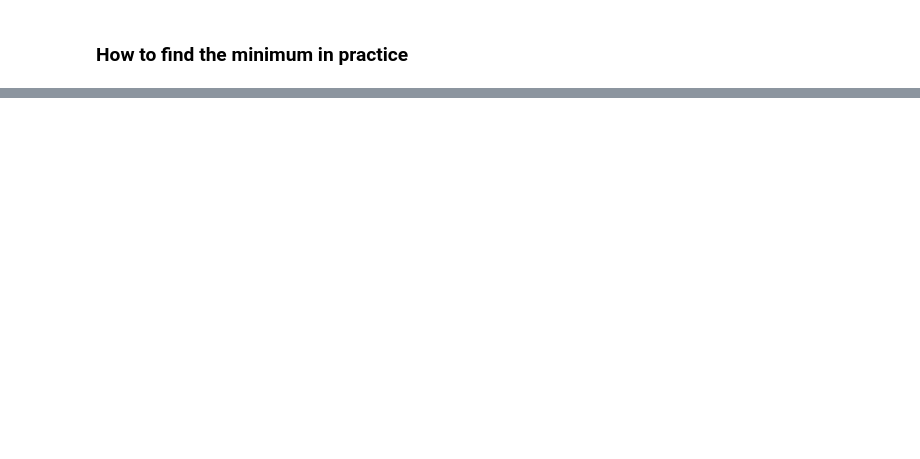
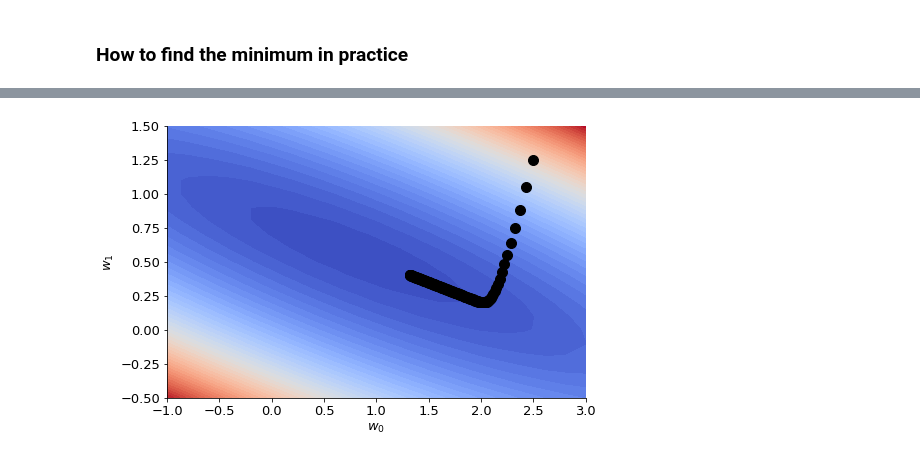
Before and after one commit to ala-laurila-lab/jupyter-notebooks, a Jupyter notebook: Linear Regression.ipynb, the cells around one changed output, grey strips where cells are left out. Drawn from its saved outputs; the diff is of its cells as text; code cells hidden in the pictures; blank space fills up the shorter version.

```diff
--- a/Linear Regression.ipynb
+++ b/Linear Regression.ipynb
@@ -111,0 +138,18 @@ ax.plot(w0Test, w1Test, 'ko', ms=10);
+# %%
+# Plot the MSE surface first
+fig = plt.figure(figsize=(7.5, 5))
+plt.contourf(W0, W1, mseVals, 50, cmap=cm.coolwarm)
+plt.xlabel('$w_0$')
+plt.ylabel('$w_1$');
+
+# Gradient descent
+eta = 1.e-2                                 # step length
+wTilde = np.array([2.5, 1.25])              # initial guess
+X = np.vstack([np.ones(nSamples), x]).T     # create the X matrix where each row is one sample
+plt.plot(wTilde[0], wTilde[1], 'ko', ms=10) # Plot our initial location on the MSE surface
+for i in range(200):
+    gradient = -2./nSamples * np.dot(X.T, y-np.dot(X, wTilde))  # Calculate the gradient
+    wTilde -= eta*gradient                                      # Move in the opposite direction of the gradient
+    plt.plot(wTilde[0], wTilde[1], 'ko', ms=10)                 # Plot our new location on the MSE surface
+# %% [output]
+[figure, added]
```
Also changed, not shown: parts of 21 cells of this notebook, 1 other file.
